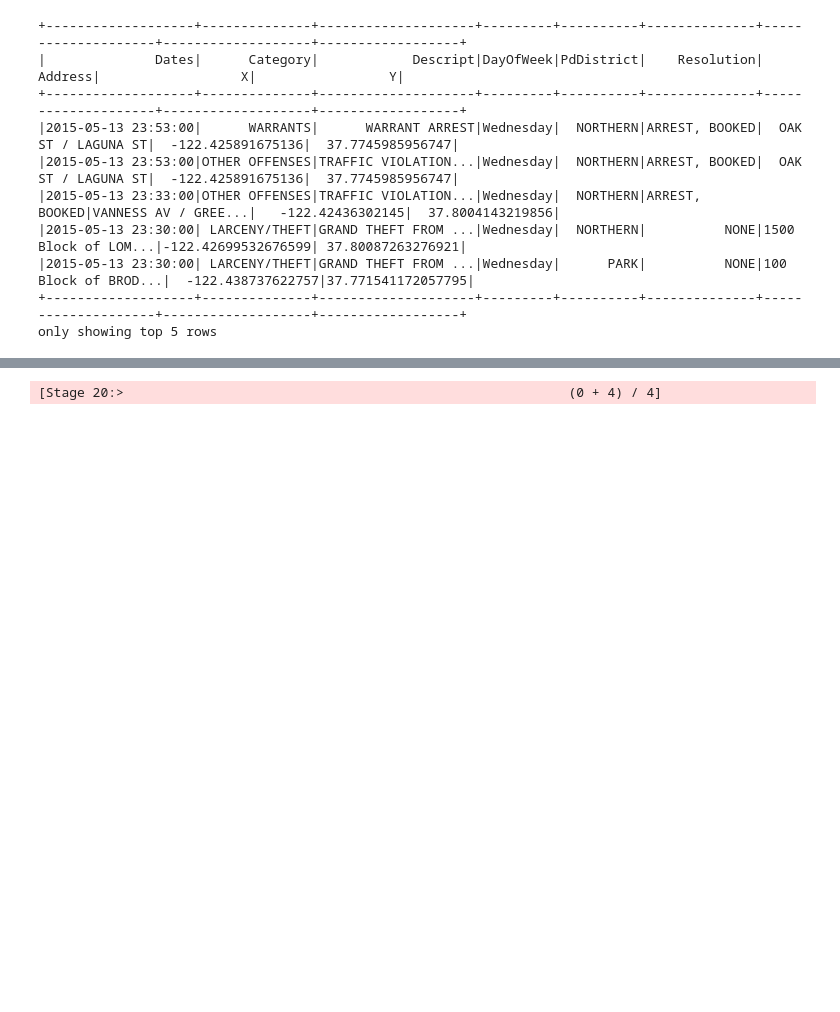
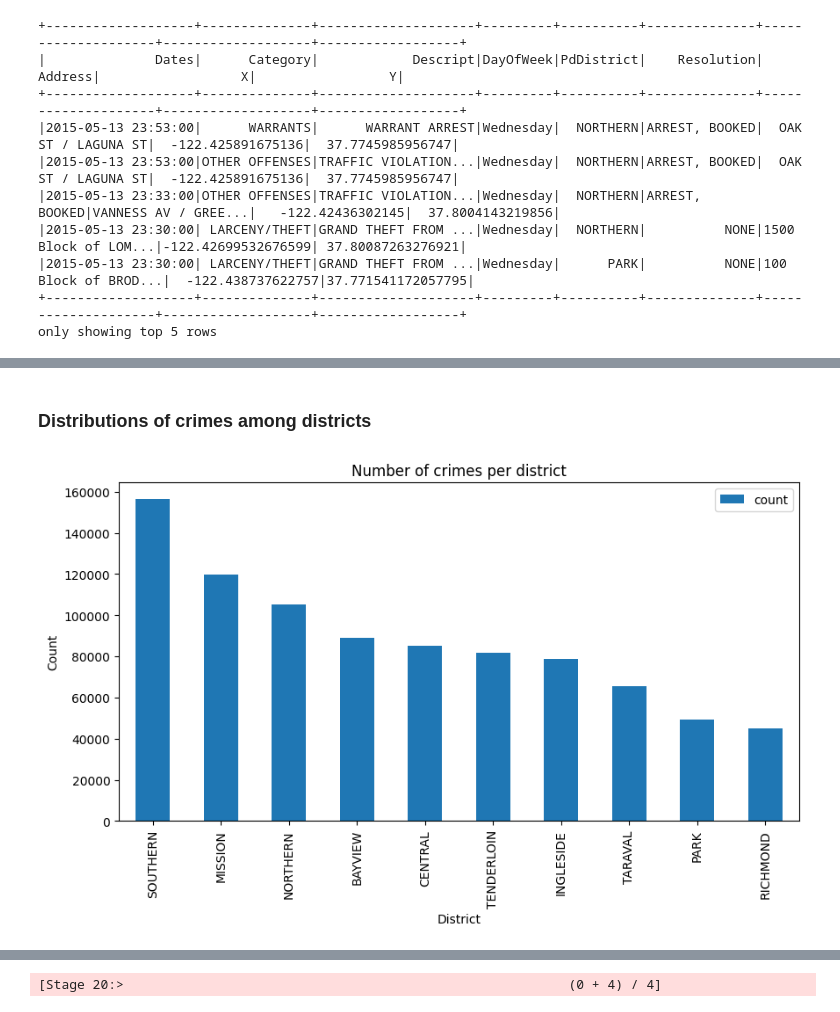
Before and after one commit to giorgiapavani/BDA, a Jupyter notebook: sf-crime.ipynb, the cells around one changed output, grey strips where cells are left out. Cells and saved outputs as stored; diff of their text form; code cells hidden in the pictures; blank space fills up the shorter version.

```diff
--- a/sf-crime.ipynb
+++ b/sf-crime.ipynb
@@ -209,0 +113,10 @@ only showing top 20 rows
+# %% [markdown]
+### Distributions of crimes among districts
+# %%
+sfcrime.groupBy('PdDistrict').count().orderBy('count', ascending=False).toPandas().plot(kind='bar', x='PdDistrict', y='count', figsize=(10, 5))
+plt.title('Number of crimes per district')
+plt.xlabel('District')
+plt.ylabel('Count')
+plt.show()
+# %% [output]
+[figure, added]
```
Also changed, not shown: parts of 48 cells of this notebook.
